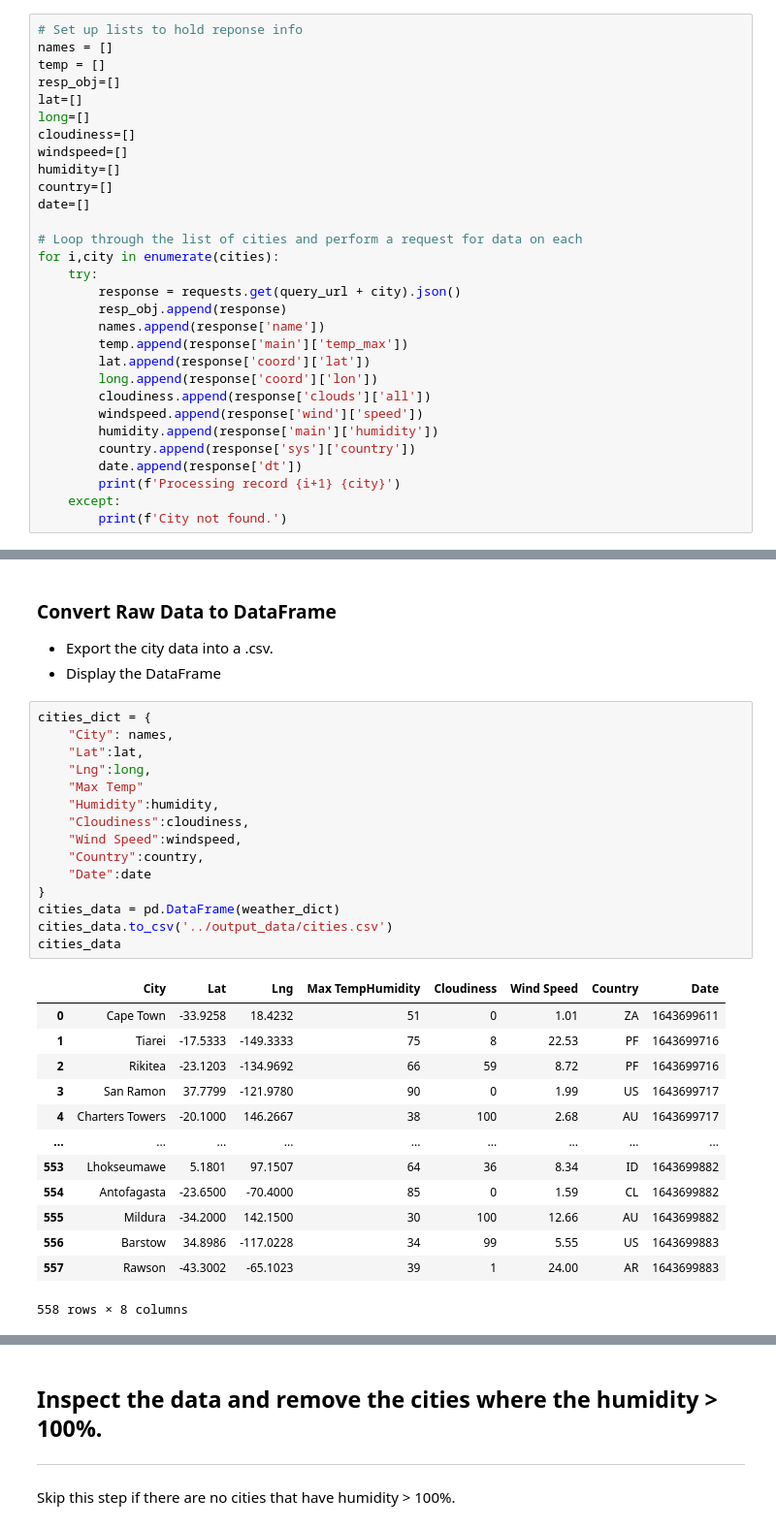
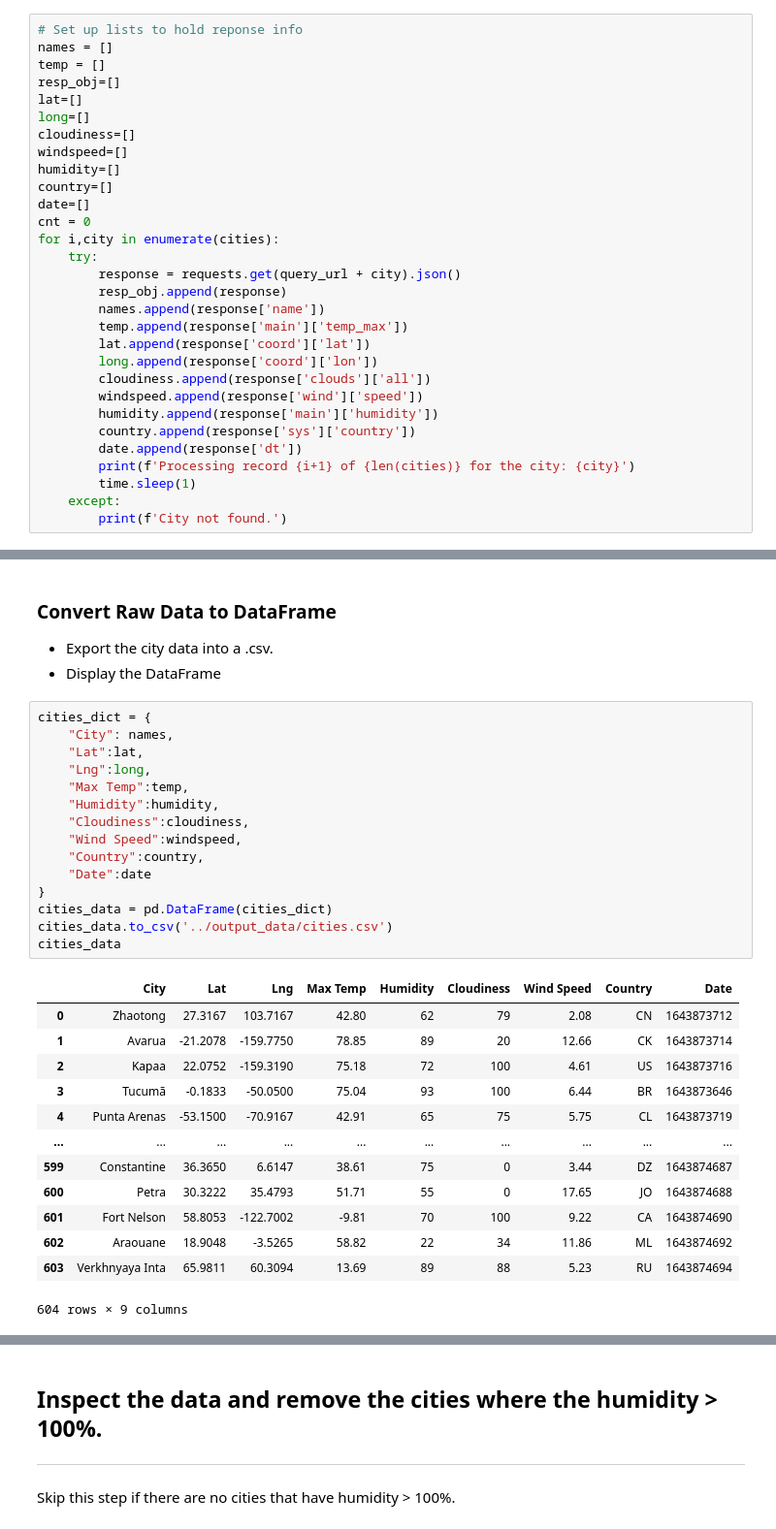
Before and after one commit to Bc-AJPR/APIs_WeatherPy_and_VacationPy, a Jupyter notebook: starter_code/WeatherPy.ipynb, the cells around one changed output, grey strips where cells are left out. Shown at 97% size. Cells and saved outputs as stored; diff of their text form.

Commit message:
WeatherPy is Completed

```diff
--- a/starter_code/WeatherPy.ipynb
+++ b/starter_code/WeatherPy.ipynb
@@ -75,8 +97,7 @@ windspeed=[]
 humidity=[]
 country=[]
 date=[]
-
-# Loop through the list of cities and perform a request for data on each
+cnt = 0
 for i,city in enumerate(cities):
     try:
         response = requests.get(query_url + city).json()
@@ -90,7 +111,8 @@ for i,city in enumerate(cities):
         humidity.append(response['main']['humidity'])
         country.append(response['sys']['country'])
         date.append(response['dt'])
-        print(f'Processing record {i+1} {city}')
+        print(f'Processing record {i+1} of {len(cities)} for the city: {city}')
+        time.sleep(1)
     except:
         print(f'City not found.')
 # %% [output]
@@ -118,29 +140,29 @@ Processing record 614 rawson
 # %%
 cities_dict = {
     "City": names,
     "Lat":lat,
     "Lng":long,
-    "Max Temp"
+    "Max Temp":temp,
     "Humidity":humidity,
     "Cloudiness":cloudiness,
     "Wind Speed":windspeed,
     "Country":country,
     "Date":date
 }
-cities_data = pd.DataFrame(weather_dict)
+cities_data = pd.DataFrame(cities_dict)
 cities_data.to_csv('../output_data/cities.csv')
 cities_data
 # %% [output]
-|  | City | Lat | Lng | Max TempHumidity | Cloudiness | Wind Speed | Country | Date |
-| 0 | Cape Town | -33.9258 | 18.4232 | 51 | 0 | 1.01 | ZA | 1643699611 |
-| 1 | Tiarei | -17.5333 | -149.3333 | 75 | 8 | 22.53 | PF | 1643699716 |
-| 2 | Rikitea | -23.1203 | -134.9692 | 66 | 59 | 8.72 | PF | 1643699716 |
-| 3 | San Ramon | 37.7799 | -121.9780 | 90 | 0 | 1.99 | US | 1643699717 |
-| 4 | Charters Towers | -20.1000 | 146.2667 | 38 | 100 | 2.68 | AU | 1643699717 |
-| ... | ... | ... | ... | ... | ... | ... | ... | ... |
-| 553 | Lhokseumawe | 5.1801 | 97.1507 | 64 | 36 | 8.34 | ID | 1643699882 |
-| 554 | Antofagasta | -23.6500 | -70.4000 | 85 | 0 | 1.59 | CL | 1643699882 |
-| 555 | Mildura | -34.2000 | 142.1500 | 30 | 100 | 12.66 | AU | 1643699882 |
-| 556 | Barstow | 34.8986 | -117.0228 | 34 | 99 | 5.55 | US | 1643699883 |
-| 557 | Rawson | -43.3002 | -65.1023 | 39 | 1 | 24.00 | AR | 1643699883 |
+|  | City | Lat | Lng | Max Temp | Humidity | Cloudiness | Wind Speed | Country | Date |
+| 0 | Zhaotong | 27.3167 | 103.7167 | 42.80 | 62 | 79 | 2.08 | CN | 1643873712 |
+| 1 | Avarua | -21.2078 | -159.7750 | 78.85 | 89 | 20 | 12.66 | CK | 1643873714 |
+| 2 | Kapaa | 22.0752 | -159.3190 | 75.18 | 72 | 100 | 4.61 | US | 1643873716 |
+| 3 | Tucumã | -0.1833 | -50.0500 | 75.04 | 93 | 100 | 6.44 | BR | 1643873646 |
+| 4 | Punta Arenas | -53.1500 | -70.9167 | 42.91 | 65 | 75 | 5.75 | CL | 1643873719 |
+| ... | ... | ... | ... | ... | ... | ... | ... | ... | ... |
+| 599 | Constantine | 36.3650 | 6.6147 | 38.61 | 75 | 0 | 3.44 | DZ | 1643874687 |
+| 600 | Petra | 30.3222 | 35.4793 | 51.71 | 55 | 0 | 17.65 | JO | 1643874688 |
+| 601 | Fort Nelson | 58.8053 | -122.7002 | -9.81 | 70 | 100 | 9.22 | CA | 1643874690 |
+| 602 | Araouane | 18.9048 | -3.5265 | 58.82 | 22 | 34 | 11.86 | ML | 1643874692 |
+| 603 | Verkhnyaya Inta | 65.9811 | 60.3094 | 13.69 | 89 | 88 | 5.23 | RU | 1643874694 |
-558 rows × 8 columns
+604 rows × 9 columns
```
Also changed, not shown: parts of 41 cells of this notebook, 19 other files.
